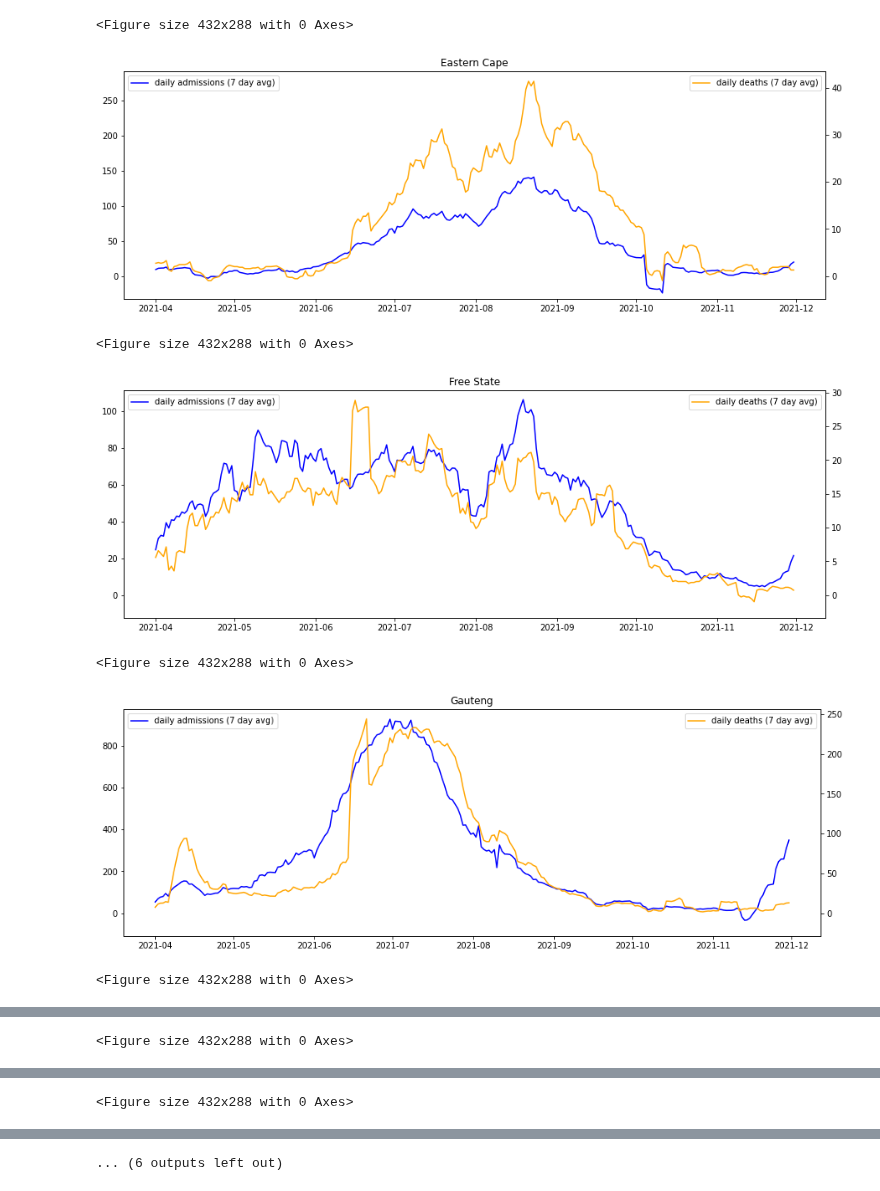
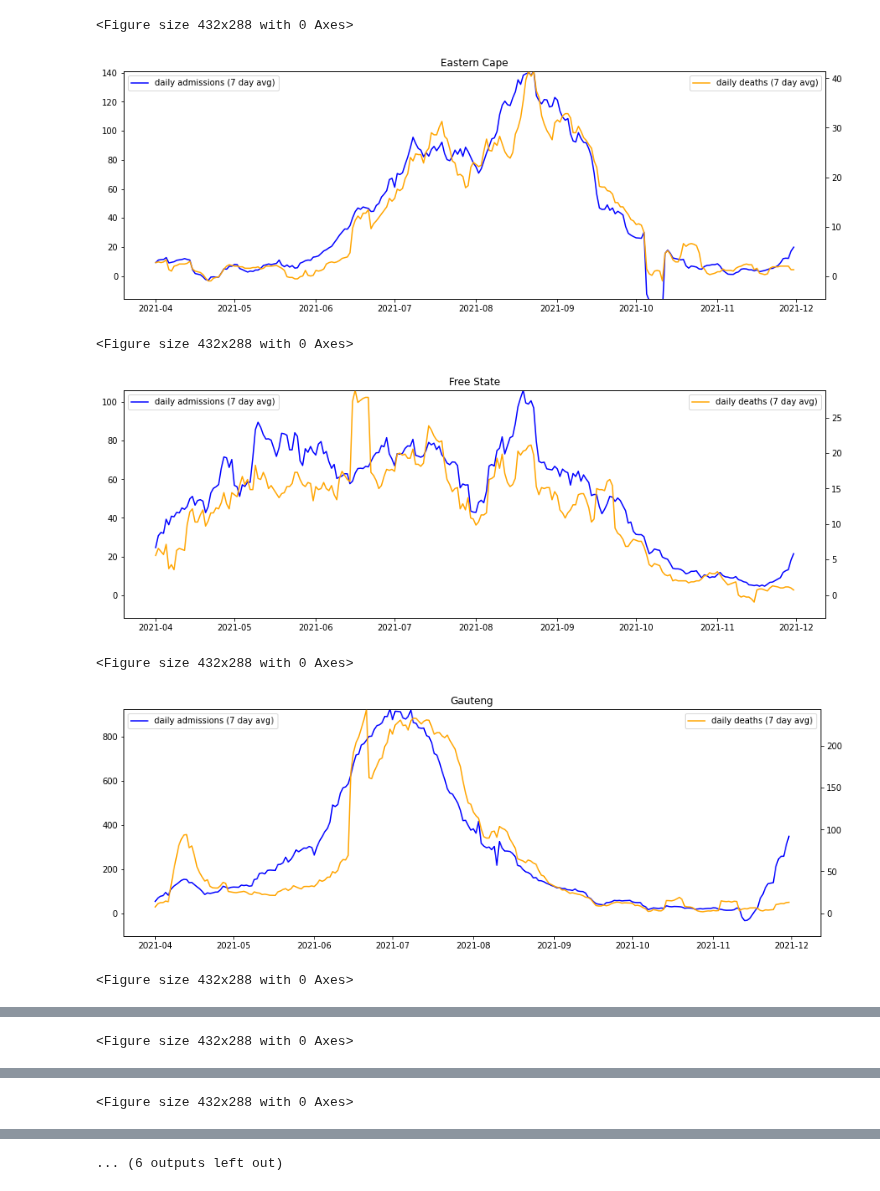
Before and after one commit to nicfreeman1209/covid-19, a Jupyter notebook: South Africa O/alex/graphs.ipynb, the cells around one changed output, grey strips where cells are left out. Saved outputs shown, nothing was run; the diff lists cells and outputs as text; code cells hidden in the pictures.

```diff
--- a/South Africa O/alex/graphs.ipynb
+++ b/South Africa O/alex/graphs.ipynb
@@ -48,36 +48,38 @@ for province in provinces:
         d = data[date][province]
         x_date = datetime.datetime.strptime(date, '%Y-%m-%d')
         if x_date > endDate or x_date < startDate:
             continue
         if not "Admissions in Previous Day" in d.keys():
             continue
         _y_admiss_cum.append(d["Admissions to Date"])
         _y_died_cum.append(d["Died to Date"])
         xs.append(x_date)
 
     _y_admiss = np.flip(np.diff(np.flip(_y_admiss_cum)))
     _y_died = np.flip(np.diff(np.flip(_y_died_cum)))
 
     y_admiss[province] = np.flip(N_avg(_y_admiss)[7:])
     y_died[province] = np.flip(N_avg(_y_died)[7:])
     xs = np.flip(xs[8:])
 
     plt.clf()
     fig, ax1 = plt.subplots(1,1, figsize=(15,5))
     ax2 = ax1.twinx()
     ax1.plot(xs, y_admiss[province], label="daily admissions (7 day avg)", color="blue")
     ax2.plot(xs, y_died[province], label="daily deaths (7 day avg)", color="orange")
     plt.title(province)
+    ax1.set_ylim(0, np.max(y_admiss[province]))
+    ax2.set_ylim(0, np.max(y_died[province]))
     ax1.legend(loc="upper left")
     ax2.legend(loc="upper right")
     mpl_axes_aligner.align.yaxes(ax1, 0, ax2, 0, 0.1)
     #plt.savefig(province+"_raw.png", bbox_inches='tight', facecolor='white', transparent=False)
     plt.show()
 # %% [output]
 <Figure size 432x288 with 0 Axes>
-[figure, old version]
+[figure, new version]
 <Figure size 432x288 with 0 Axes>
-[figure, old version]
+[figure, new version]
 <Figure size 432x288 with 0 Axes>
-[figure, old version]
+[figure, new version]
 <Figure size 432x288 with 0 Axes>
```
Also changed, not shown: parts of 4 cells of this notebook.
